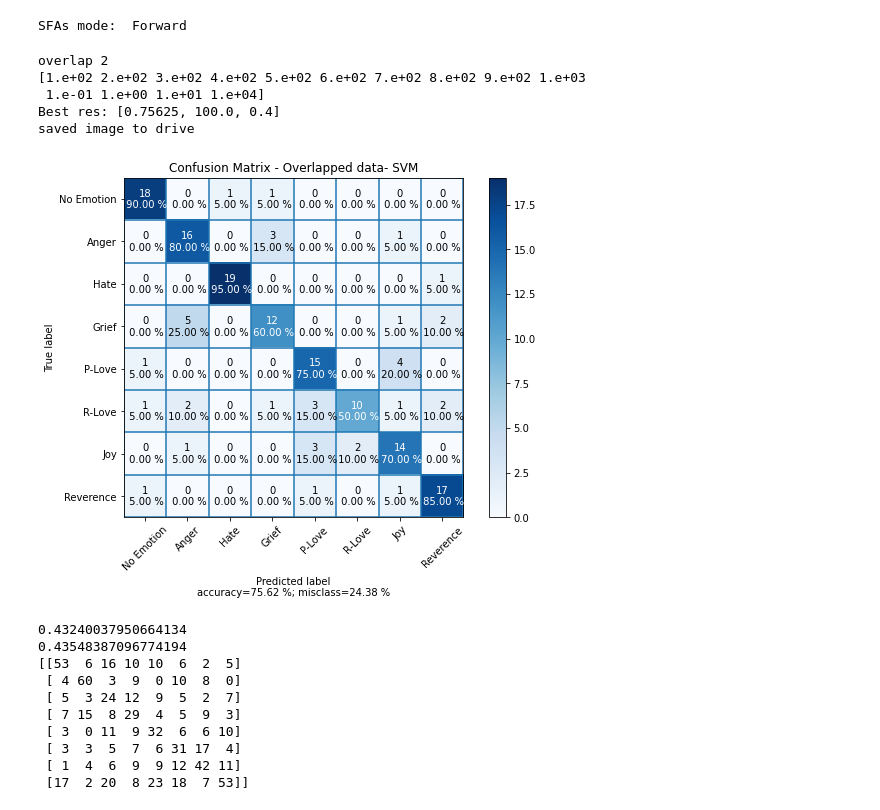
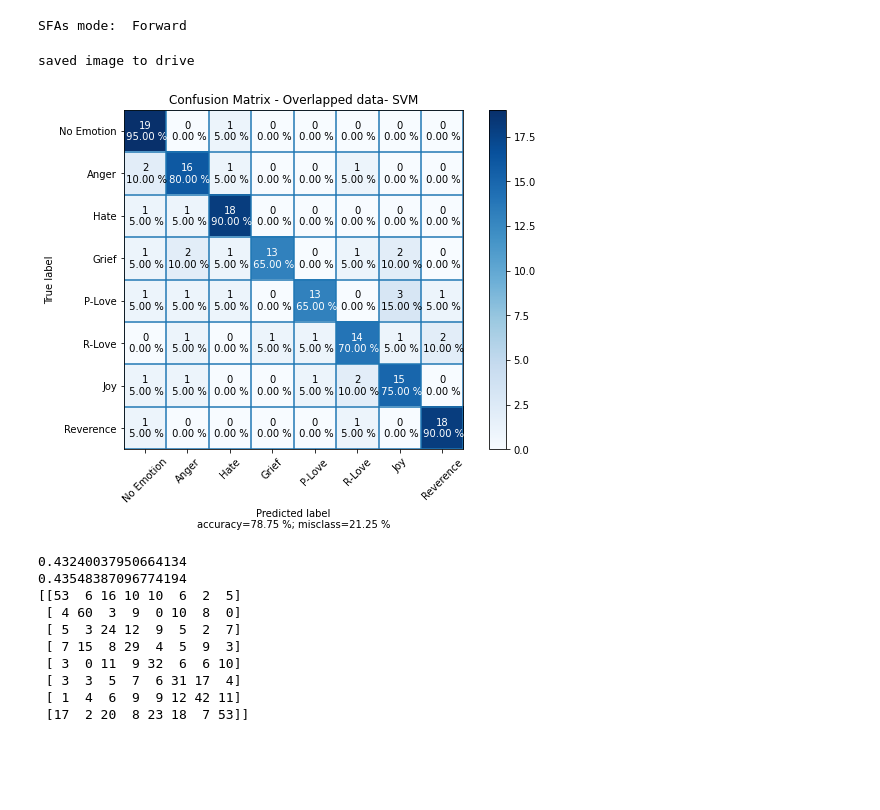
Before and after one commit to nguyennam2910/TriMun, a Jupyter notebook: src/Overlapped_segmenting_method.ipynb, the cells around one changed output. Saved outputs shown, nothing was run; the diff lists cells and outputs as text; code cells hidden in the pictures; blank space fills up the shorter version.

```diff
--- a/src/Overlapped_segmenting_method.ipynb
+++ b/src/Overlapped_segmenting_method.ipynb
@@ -369,7 +370,7 @@ from sklearn.pipeline import Pipeline
 
 import pandas as pd
 # %%
-overlap = 2
+overlap = 5
 feature_list = np.load("Feature data/features_" + str(overlap) + "s.npy")
 labelxx = np.load("Label/" + str(overlap) + "sec_labels.npy")
 len_data = dataxx.shape[2]
@@ -438,7 +439,7 @@ for i in na:
 []
 (array([], dtype=int64), array([], dtype=int64))
 # %%
-rfe_selector = RFE(estimator = DecisionTreeClassifier(), n_features_to_select = 19, step = 1)
+rfe_selector = RFE(estimator = RandomForestClassifier(), n_features_to_select = 20, step = 1)
 # rfe_selector = RFE(estimator = RandomForestClassifier(random_state = 0, n_estimators = 500, max_depth = 20), n_features_to_select = 30, step = 1)
 rfe_selector.fit(X_features_train, y_train)
 rfe_support = rfe_selector.get_support()
@@ -551,45 +552,36 @@ df.to_csv(os.path.join(result_dir, csv_name))
 # %% [output]
 SFAs mode:  Forward
 # %%
-# get the best model from grid search and train it
+# print("overlap", overlap)
+# C_param = np.arange(100, 1100, 100)
+# b = [0.1, 1, 10, 10000]
+# C_param = np.append(C_param, b)
+# print(C_param)
+# gamma_param = np.arange(0.1, 3.9, 0.1)
+# best_res = [0,0,0]
 
-# [0.001, 0.01, 0.1, 1, 10, 100, 1000, 10000, 100000]
-# clf = svm.SVC(kernel='poly', degree=3, gamma='auto', C=10)
-print("overlap", overlap)
-C_param = np.arange(100, 1100, 100)
-b = [0.1, 1, 10, 10000]
-C_param = np.append(C_param, b)
-print(C_param)
+# for C in C_param:
+#     for gamma in gamma_param:
+#         clf = SVC(kernel = 'rbf', C = C, gamma = gamma);
+#         clf.fit(X_train, y_train)
+#         temp = clf.score(X_test, y_test)
+#         if ( temp > best_res[0]):
+#             best_res = [temp, C, gamma]
+# print("Best res:", best_res)
 
-# C_param = [100]
-gamma_param = np.arange(0.1, 3.9, 0.1)
-best_res = [0,0,0]
-for C in C_param:
-    for gamma in gamma_param:
-        clf = SVC(kernel = 'rbf', C = C, gamma = gamma);
-        clf.fit(X_train, y_train)
-        temp = clf.score(X_test, y_test)
-        if ( temp > best_res[0]):
-            best_res = [temp, C, gamma]
-print("Best res:", best_res)
+# clf = SVC(kernel = 'rbf', C = best_res[1], gamma = best_res[2])
+clf = SVC(kernel = 'rbf', C = 500, gamma = 0.1)
 
-
-# ## plot confusion matrix
-clf = SVC(kernel = 'rbf', C = best_res[1], gamma = best_res[2])
 clf.fit(X_train, y_train)
 CM = confusion_matrix(y_test, clf.predict(X_test))
 
 fig = plot_confusion_matrix(cm  = CM,
                       normalize    = None,
                       target_names = emotion_keys,
                       title        = "Confusion Matrix - Overlapped data- SVM",
                       savefig = True,
                       figname = "SVM-overlapped-confusionmatrix - both.png")
 # %% [output]
-overlap 2
-[1.e+02 2.e+02 3.e+02 4.e+02 5.e+02 6.e+02 7.e+02 8.e+02 9.e+02 1.e+03
- 1.e-01 1.e+00 1.e+01 1.e+04]
-Best res: [0.75625, 100.0, 0.4]
 saved image to drive
-[figure, old version]
+[figure, new version]
 # %%
```
Also changed, not shown: parts of 6 cells of this notebook, 13 other files.
